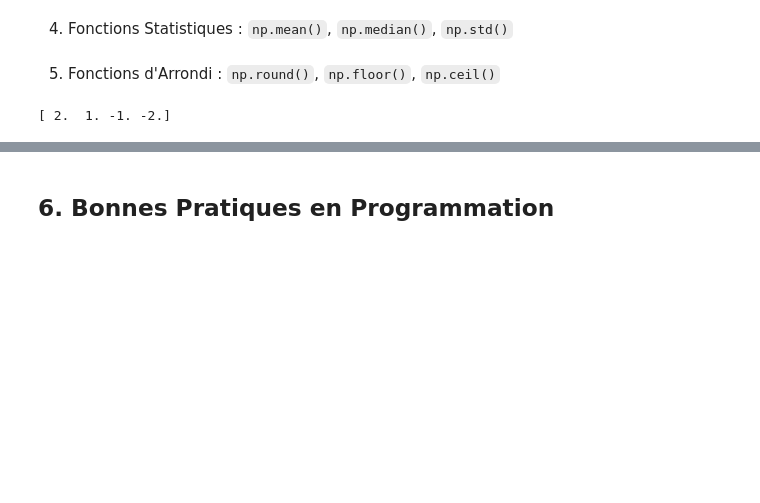
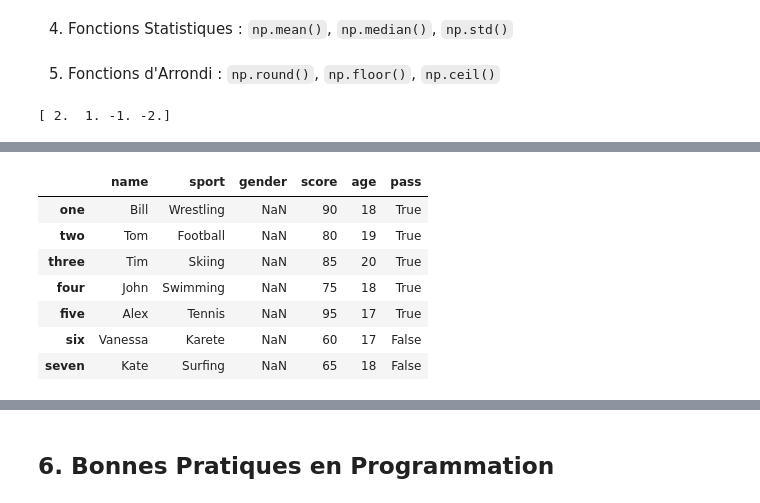
Before and after one commit to universdesdonnees/Python-Introduction, a Jupyter notebook: cours/cours.ipynb, the cells around one changed output, grey strips where cells are left out. Drawn from its saved outputs; the diff is of its cells as text; code cells hidden in the pictures; blank space fills up the shorter version.

```diff
--- a/cours/cours.ipynb
+++ b/cours/cours.ipynb
@@ -1750,0 +2013,6 @@ print(rounded)
+# %%
+data={"name":["Bill","Tom","Tim","John","Alex","Vanessa","Kate"],
+      "score":[90,80,85,75,95,60,65],
+      "sport":["Wrestling","Football","Skiing","Swimming","Tennis",
+               "Karete","Surfing"],
+      "sex":["M","M","M","M","F","F","F"]}
@@ -1750,0 +2100,7 @@ print(rounded)
+# %%
+df=pd.DataFrame(data,
+                columns=["name", "sport", "gender", "score", "age"],
+                index=["one","two","three","four","five","six","seven"])
+values=[18,19,20,18,17,17,18]
+df["age"]=values
+df
@@ -1750,0 +2116,12 @@ print(rounded)
+# %%
+df["pass"] = df.score >= 70
+df
+# %% [output]
+|  | name | sport | gender | score | age | pass |
+| one | Bill | Wrestling | NaN | 90 | 18 | True |
+| two | Tom | Football | NaN | 80 | 19 | True |
+| three | Tim | Skiing | NaN | 85 | 20 | True |
+| four | John | Swimming | NaN | 75 | 18 | True |
+| five | Alex | Tennis | NaN | 95 | 17 | True |
+| six | Vanessa | Karete | NaN | 60 | 17 | False |
+| seven | Kate | Surfing | NaN | 65 | 18 | False |
```
Also changed, not shown: parts of 64 cells of this notebook, 1 other file.
